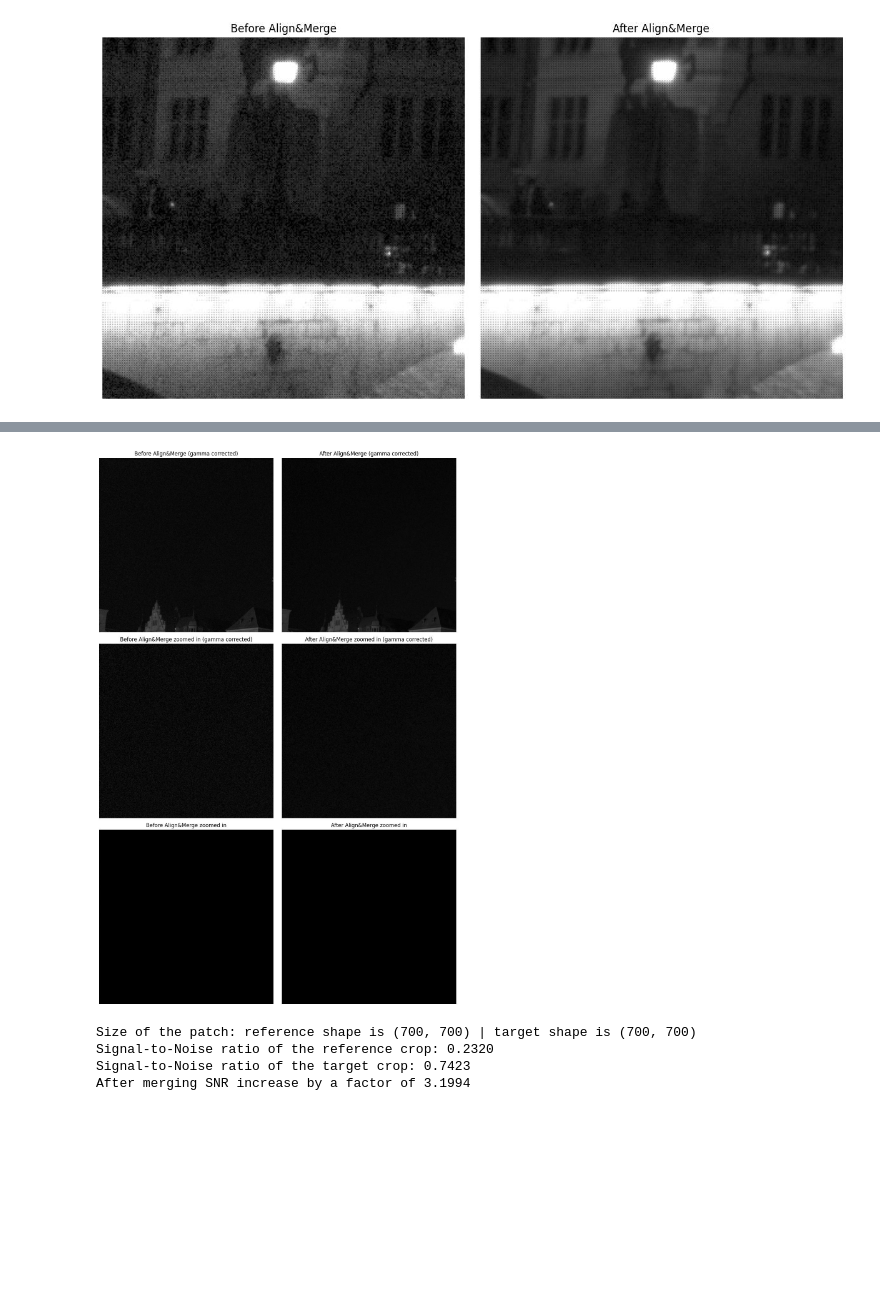
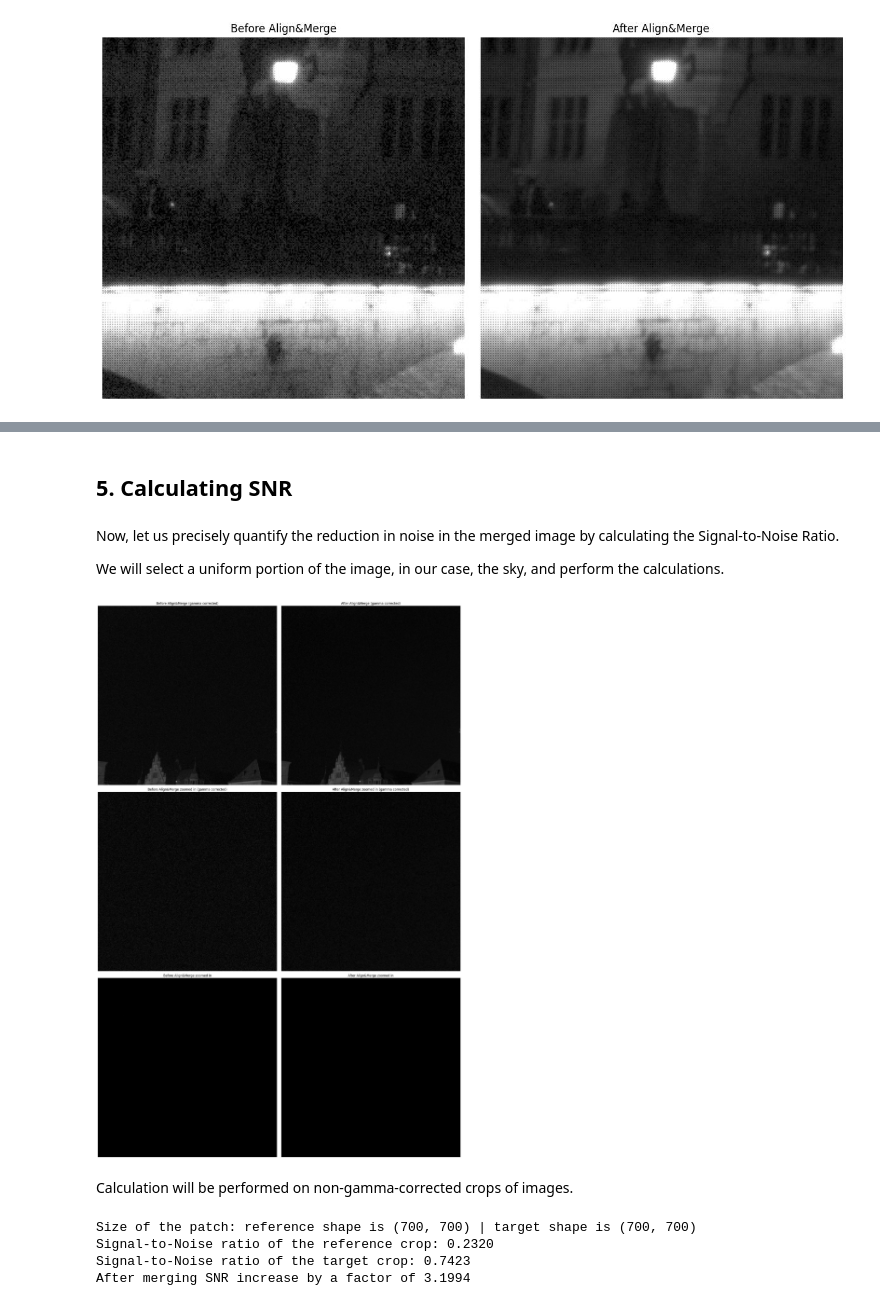
Before and after one commit to Andrei-Aksionov/ISPFoundry, a Jupyter notebook: notebooks/step_3_align_and_merge.ipynb, the cells around one changed output, grey strips where cells are left out. Cells and saved outputs as stored; diff of their text form; code cells hidden in the pictures; blank space fills up the shorter version.

```diff
--- a/notebooks/step_3_align_and_merge.ipynb
+++ b/notebooks/step_3_align_and_merge.ipynb
@@ -192,30 +313,35 @@ plot_images(zoomed_in_imgs, titles, max_per_row=2)
+# %% [markdown]
+## 5. Calculating SNR
+# %% [markdown]
+Now, let us precisely quantify the reduction in noise in the merged image by calculating the Signal-to-Noise Ratio.
+
+We will select a uniform portion of the image, in our case, the sky, and perform the calculations.
 # %%
-def apply_gamma(x: np.ndarray) -> np.ndarray:  # noqa: D103
-    return x.clip(0, 1) ** (1 / 2.2)
-
-
 imgs = [processed_images[0], merged_image]
 
+params = dict(window_size=350, shift_y=-900, shift_x=-300)
 zoomed_in_imgs = [
-    get_crop(apply_gamma(imgs[0]), window_size=700, shift_y=-900, shift_x=-300),
-    get_crop(apply_gamma(imgs[1]), window_size=700, shift_y=-900, shift_x=-300),
-    get_crop(apply_gamma(imgs[0]), window_size=350, shift_y=-900, shift_x=-300),
-    get_crop(apply_gamma(imgs[1]), window_size=350, shift_y=-900, shift_x=-300),
-    get_crop(imgs[0], window_size=350, shift_y=-900, shift_x=-300),
-    get_crop(imgs[1], window_size=350, shift_y=-900, shift_x=-300),
+    get_crop(apply_gamma(imgs[0]), **(params | dict(window_size=700))),
+    get_crop(apply_gamma(imgs[1]), **(params | dict(window_size=700))),
+    get_crop(apply_gamma(imgs[0]), **params),
+    get_crop(apply_gamma(imgs[1]), **params),
+    get_crop(imgs[0], **params),
+    get_crop(imgs[1], **params),
 ]
 titles = [
     "Before Align&Merge (gamma corrected)",
     "After Align&Merge (gamma corrected)",
     "Before Align&Merge zoomed in (gamma corrected)",
     "After Align&Merge zoomed in (gamma corrected)",
     "Before Align&Merge zoomed in",
     "After Align&Merge zoomed in",
 ]
 
-plot_images(zoomed_in_imgs, titles, max_per_row=2)
+plot_images(zoomed_in_imgs, titles, max_per_row=2, inch_width_per_image=10)
 # %% [output]
-[figure, old version]
+[figure, new version]
+# %% [markdown]
+Calculation will be performed on non-gamma-corrected crops of images.
 # %%
 ref_crop, tgt_crop = zoomed_in_imgs[-2:]
 print(f"Size of the patch: reference shape is {ref_crop.shape} | target shape is {tgt_crop.shape}")
```
Also changed, not shown: parts of 25 cells of this notebook.
